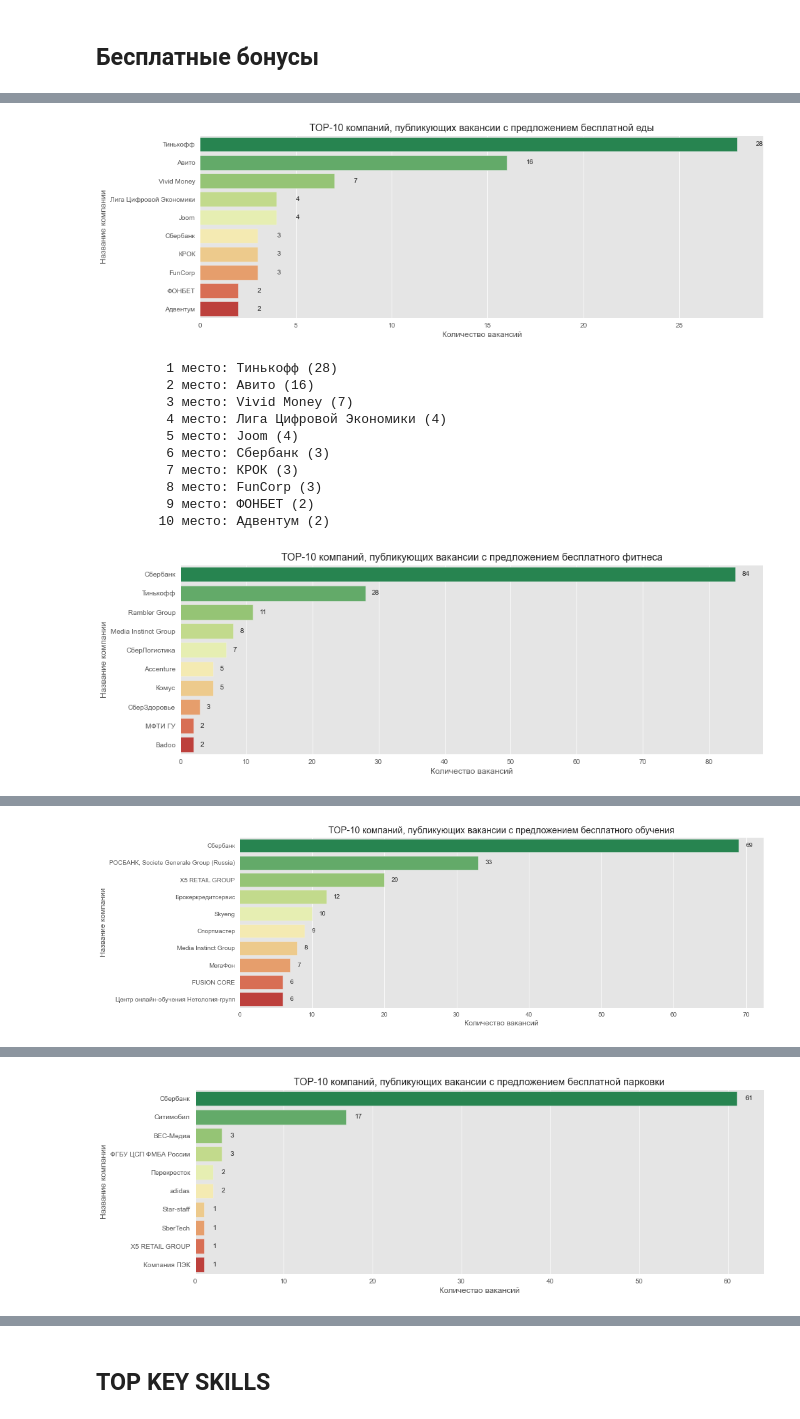
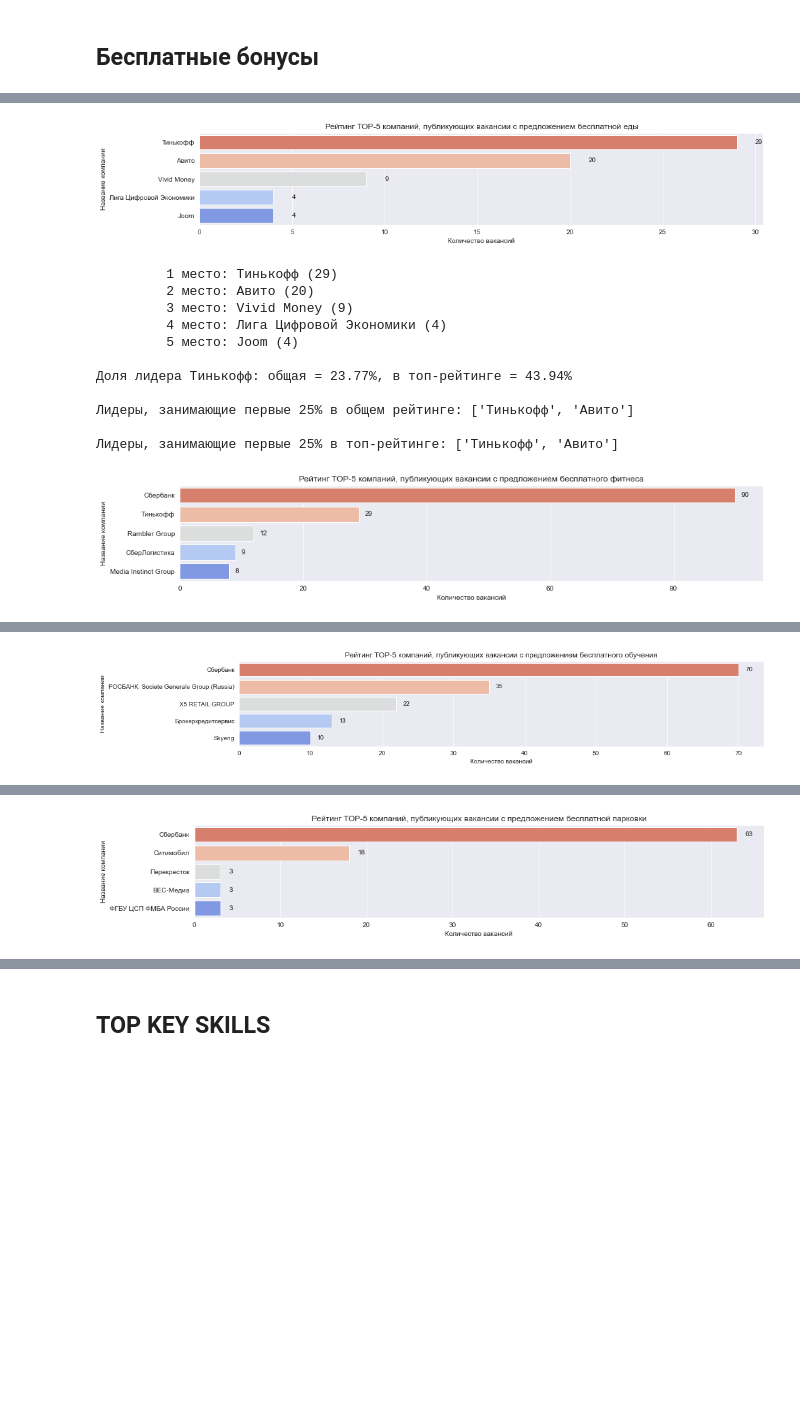
Before and after one commit to roalte/advanced-job-analysis, a Jupyter notebook: advanced-job-analysis-v1.ipynb, the cells around one changed output, grey strips where cells are left out. Drawn from its saved outputs; the diff is of its cells as text; code cells hidden in the pictures; blank space fills up the shorter version.

```diff
--- a/advanced-job-analysis-v1.ipynb
+++ b/advanced-job-analysis-v1.ipynb
@@ -1497,4 +1110,6 @@ search_phrases = [
 # %%
+# save_list(search_phrases, 'is_career_growth')
+search_phrases  = load_list('is_career_growth')
 data['is_career_growth'] = data['desc_lemm'].apply(check_frase_in_text, search_phrases=search_phrases)
 # %%
 search_len = len(data[data['is_career_growth']==True])
@@ -1752,4 +1156,21 @@ search_phrases_mobile = [
 # %%
+# save_list(search_phrases_food, 'is_free_food')
+# save_list(search_phrases_drink, 'is_free_drink')
+# save_list(search_phrases_learning, 'is_free_learning')
+# save_list(search_phrases_gym, 'is_free_gym')
+# save_list(search_phrases_parking, 'is_free_parking')
+# save_list(search_phrases_transport, 'is_free_transport')
+# save_list(search_phrases_dms, 'is_free_dms')
+# save_list(search_phrases_mobile, 'is_free_mobile')
+search_phrases_food  = load_list('is_free_food')
+search_phrases_drink  = load_list('is_free_drink')
+search_phrases_learning  = load_list('is_free_learning')
+search_phrases_gym  = load_list('is_free_gym')
+search_phrases_parking  = load_list('is_free_parking')
+search_phrases_transport  = load_list('is_free_transport')
+search_phrases_dms  = load_list('is_free_dms')
+search_phrases_mobile  = load_list('is_free_mobile')
+
 data['is_free_food'] = data['desc_lemm'].apply(check_frase_in_text, search_phrases=search_phrases_food)
 data['is_free_drink'] = data['desc_lemm'].apply(check_frase_in_text, search_phrases=search_phrases_drink)
 data['is_free_learning'] = data['desc_lemm'].apply(check_frase_in_text, search_phrases=search_phrases_learning)
@@ -1787,46 +1208,48 @@ print("Количество вакансий с предложением бес
 # %%
+TOP=5
 grp = data[data['is_free_food']==True].groupby(["employer_id", "employer_name"])["employer_id"]\
-                         .count().rename("cnt").reset_index().sort_values(by="cnt", ascending=False)[:10]
+                         .count().rename("cnt").reset_index().sort_values(by="cnt", ascending=False)
 
 draw_barplot("cnt", "employer_name", grp,
-             title="TOP-10 компаний, публикующих вакансии с предложением бесплатной еды",
+             title=f"Рейтинг TOP-{TOP} компаний, публикующих вакансии с предложением бесплатной еды",
              xlabel="Количество вакансий",
-             ylabel="Название компании")
+             ylabel="Название компании", TOP=TOP)
 
 grp = data[data['is_free_gym']==True].groupby(["employer_id", "employer_name"])["employer_id"]\
-                         .count().rename("cnt").reset_index().sort_values(by="cnt", ascending=False)[:10]
+                         .count().rename("cnt").reset_index().sort_values(by="cnt", ascending=False)
 
 draw_barplot("cnt", "employer_name", grp,
-             title="TOP-10 компаний, публикующих вакансии с предложением бесплатного фитнеса",
+             title=f"Рейтинг TOP-{TOP} компаний, публикующих вакансии с предложением бесплатного фитнеса",
              xlabel="Количество вакансий",
-             ylabel="Название компании")
+             ylabel="Название компании", TOP=TOP)
 
 grp = data[data['is_free_learning']==True].groupby(["employer_id", "employer_name"])["employer_id"]\
-                         .count().rename("cnt").reset_index().sort_values(by="cnt", ascending=False)[:10]
+                         .count().rename("cnt").reset_index().sort_values(by="cnt", ascending=False)
 
 draw_barplot("cnt", "employer_name", grp,
-             title="TOP-10 компаний, публикующих вакансии с предложением бесплатного обучения",
+             title=f"Рейтинг TOP-{TOP} компаний, публикующих вакансии с предложением бесплатного обучения",
              xlabel="Количество вакансий",
-             ylabel="Название компании")
+             ylabel="Название компании", TOP=TOP)
 
 
 grp = data[data['is_free_parking']==True].groupby(["employer_id", "employer_name"])["employer_id"]\
-                         .count().rename("cnt").reset_index().sort_values(by="cnt", ascending=False)[:10]
+                         .count().rename("cnt").reset_index().sort_values(by="cnt", ascending=False)
 
 draw_barplot("cnt", "employer_name", grp,
-             title="TOP-10 компаний, публикующих вакансии с предложением бесплатной парковки",
+             title=f"Рейтинг TOP-{TOP} компаний, публикующих вакансии с предложением бесплатной парковки",
              xlabel="Количество вакансий",
-             ylabel="Название компании")
+             ylabel="Название компании", TOP=TOP)
 # %% [output]
-[figure, old version]
+[figure, new version]
-         1 место: Тинькофф (28)
-         2 место: Авито (16)
-         3 место: Vivid Money (7)
+         1 место: Тинькофф (29)
+         2 место: Авито (20)
+         3 место: Vivid Money (9)
          4 место: Лига Цифровой Экономики (4)
          5 место: Joom (4)
-         6 место: Сбербанк (3)
-         7 место: КРОК (3)
-         8 место: FunCorp (3)
-         9 место: ФОНБЕТ (2)
-        10 место: Адвентум (2)
+
+Доля лидера Тинькофф: общая = 23.77%, в топ-рейтинге = 43.94%
+
+Лидеры, занимающие первые 25% в общем рейтинге: ['Тинькофф', 'Авито']
+
+Лидеры, занимающие первые 25% в топ-рейтинге: ['Тинькофф', 'Авито']
-[figure, old version]
+[figure, new version]
@@ -1843 +1267 @@ draw_barplot("cnt", "employer_name", grp,
-[figure, old version]
+[figure, new version]
@@ -1854 +1279 @@ draw_barplot("cnt", "employer_name", grp,
-[figure, old version]
+[figure, new version]
```
Also changed, not shown: parts of 149 cells of this notebook.
